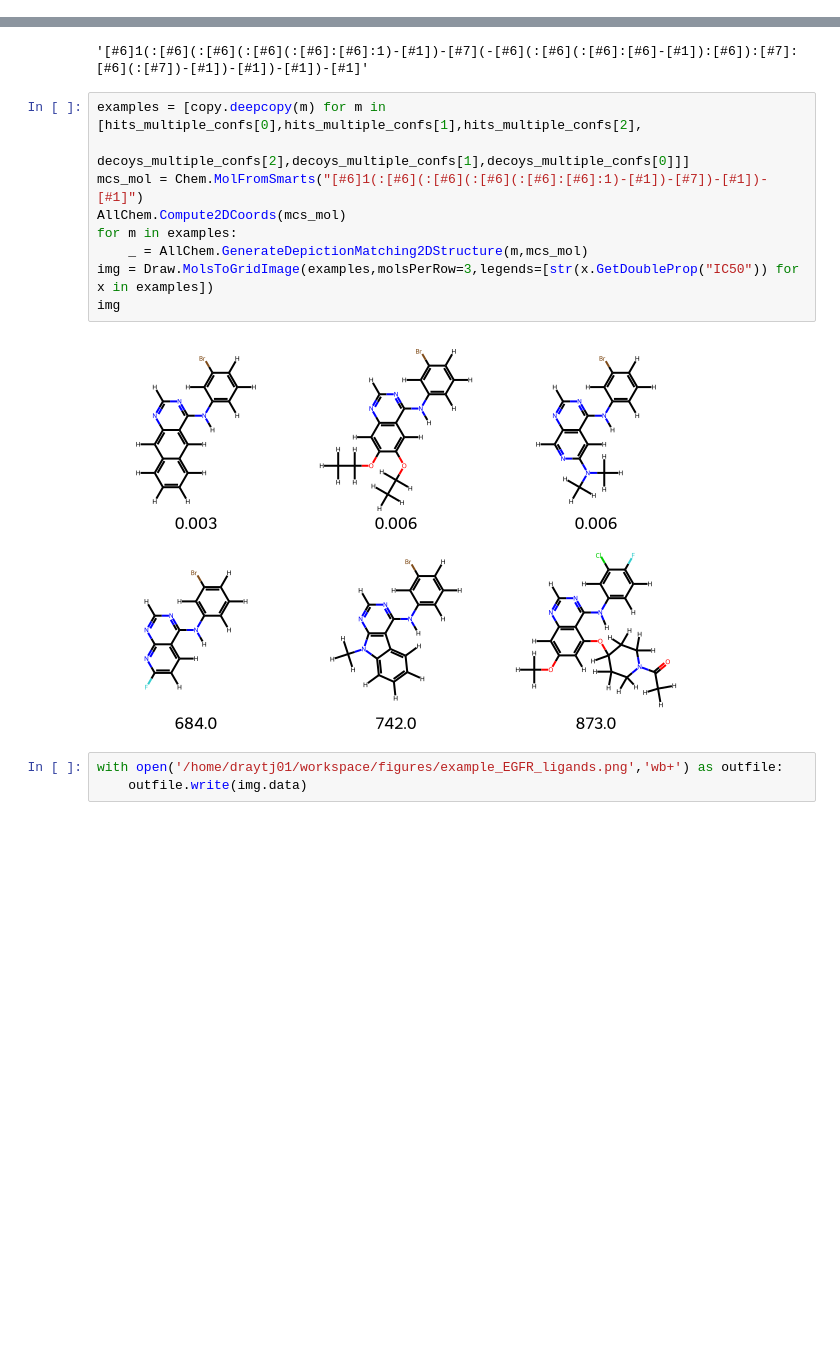
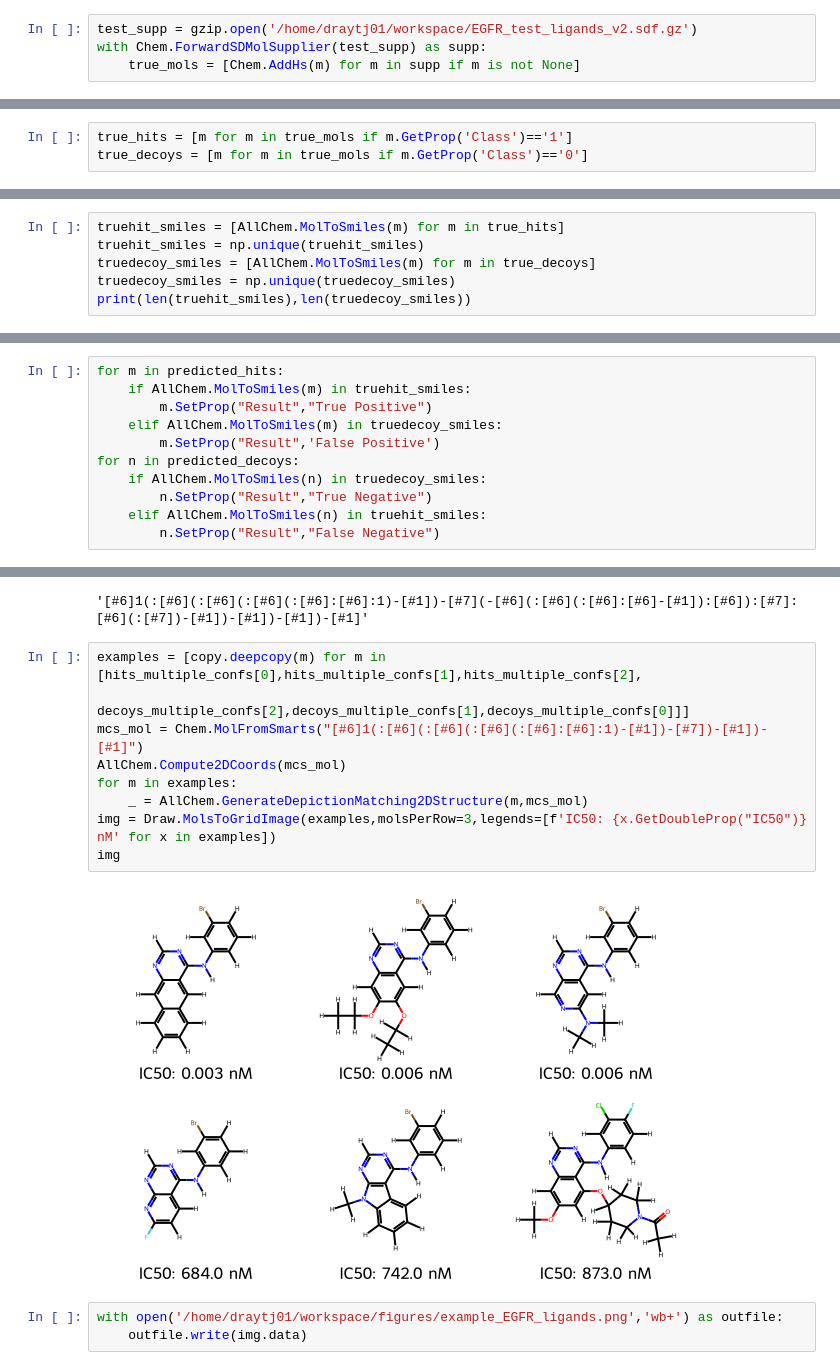
Before and after one commit to mghahremanpour/PharmMap, a Jupyter notebook: testing_notebooks/ph4_screening_test.ipynb, the cells around one changed output, grey strips where cells are left out. Cells and saved outputs as stored; diff of their text form; blank space fills up the shorter version.

```diff
--- a/testing_notebooks/ph4_screening_test.ipynb
+++ b/testing_notebooks/ph4_screening_test.ipynb
@@ -980,0 +1219,4 @@ class Trainer:
+# %%
+test_supp = gzip.open('/home/draytj01/workspace/EGFR_test_ligands_v2.sdf.gz')
+with Chem.ForwardSDMolSupplier(test_supp) as supp:
+    true_mols = [Chem.AddHs(m) for m in supp if m is not None]
@@ -980,0 +1231,3 @@ class Trainer:
+# %%
+true_hits = [m for m in true_mols if m.GetProp('Class')=='1']
+true_decoys = [m for m in true_mols if m.GetProp('Class')=='0']
@@ -980,0 +1248,6 @@ class Trainer:
+# %%
+truehit_smiles = [AllChem.MolToSmiles(m) for m in true_hits]
+truehit_smiles = np.unique(truehit_smiles)
+truedecoy_smiles = [AllChem.MolToSmiles(m) for m in true_decoys]
+truedecoy_smiles = np.unique(truedecoy_smiles)
+print(len(truehit_smiles),len(truedecoy_smiles))
@@ -980,0 +1265,11 @@ class Trainer:
+# %%
+for m in predicted_hits:
+    if AllChem.MolToSmiles(m) in truehit_smiles:
+        m.SetProp("Result","True Positive")
+    elif AllChem.MolToSmiles(m) in truedecoy_smiles:
+        m.SetProp("Result",'False Positive')
+for n in predicted_decoys:
+    if AllChem.MolToSmiles(n) in truedecoy_smiles:
+        n.SetProp("Result","True Negative")
+    elif AllChem.MolToSmiles(n) in truehit_smiles:
+        n.SetProp("Result","False Negative")
@@ -1044,14 +1424,14 @@ mcs.smartsString
 # %%
 examples = [copy.deepcopy(m) for m in [hits_multiple_confs[0],hits_multiple_confs[1],hits_multiple_confs[2],
                                        decoys_multiple_confs[2],decoys_multiple_confs[1],decoys_multiple_confs[0]]]
 mcs_mol = Chem.MolFromSmarts("[#6]1(:[#6](:[#6](:[#6](:[#6]:[#6]:1)-[#1])-[#7])-[#1])-[#1]")
 AllChem.Compute2DCoords(mcs_mol)
 for m in examples:
     _ = AllChem.GenerateDepictionMatching2DStructure(m,mcs_mol)
-img = Draw.MolsToGridImage(examples,molsPerRow=3,legends=[str(x.GetDoubleProp("IC50")) for x in examples])
+img = Draw.MolsToGridImage(examples,molsPerRow=3,legends=[f'IC50: {x.GetDoubleProp("IC50")} nM' for x in examples])
 img
 # %% [output]
-[figure, old version]
+[figure, new version]
 # %%
 with open('/home/draytj01/workspace/figures/example_EGFR_ligands.png','wb+') as outfile:
     outfile.write(img.data)
```
Also changed, not shown: parts of 79 cells of this notebook, 4 other files.
